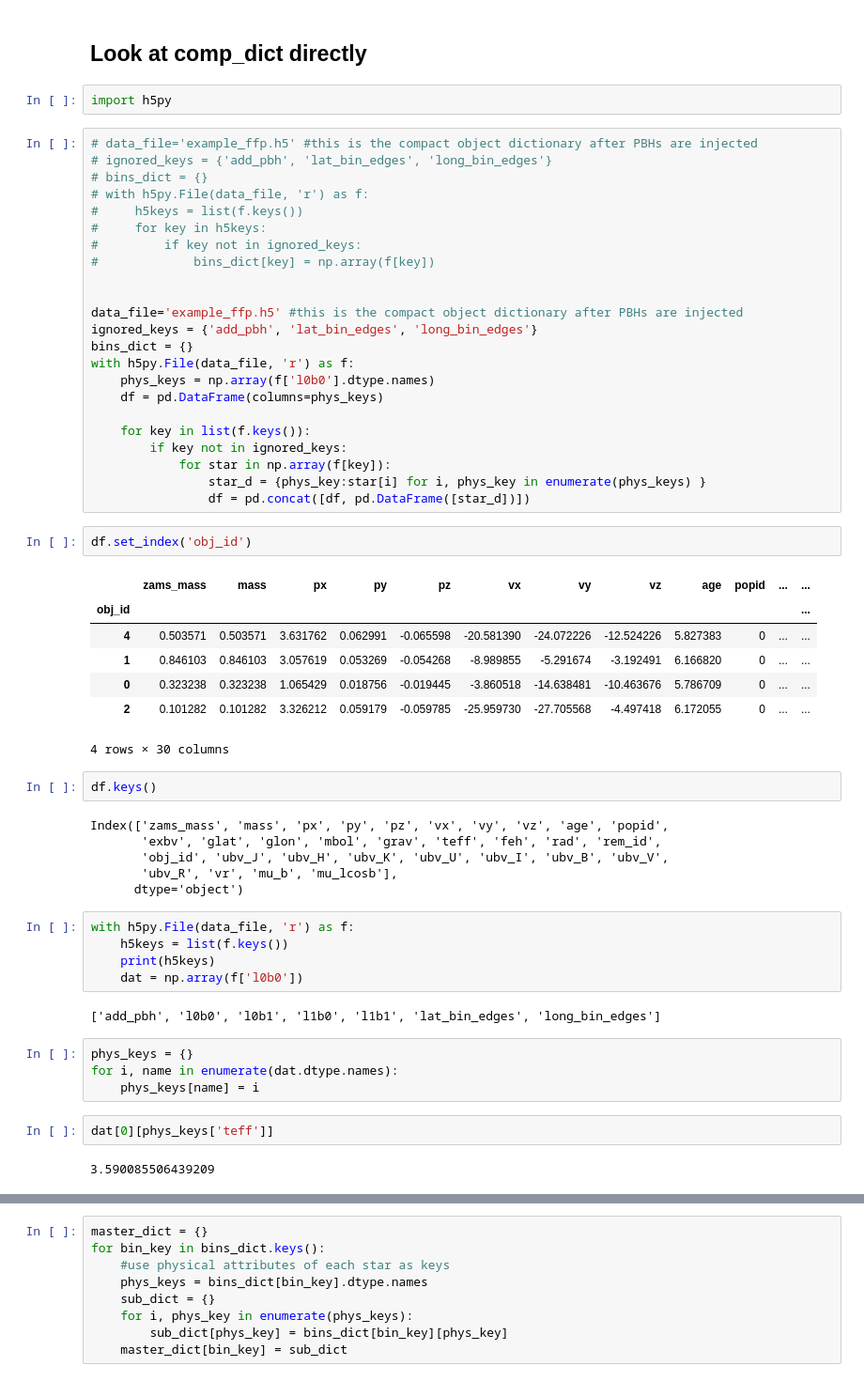
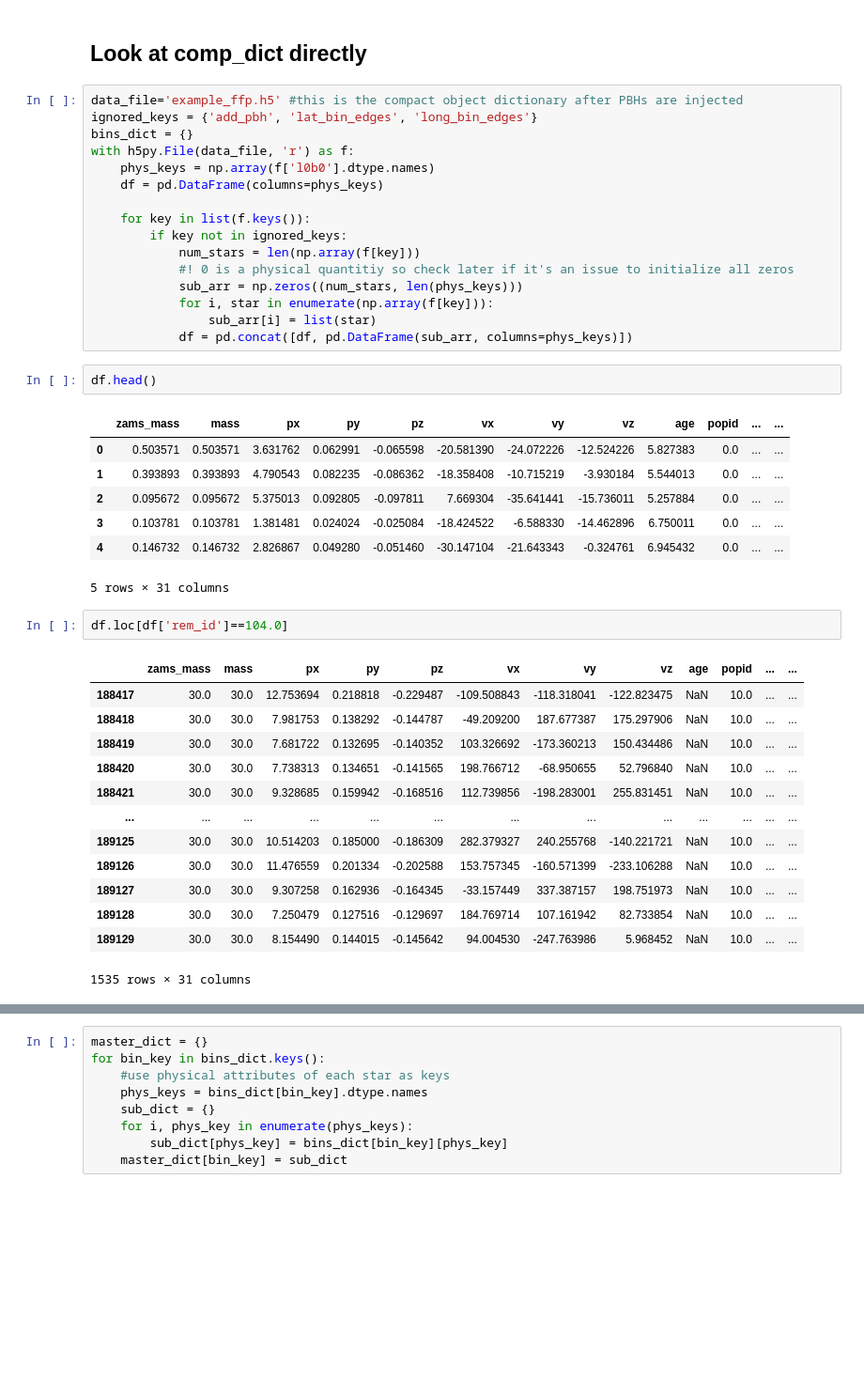
Before and after one commit to NolanSmyth/PopSyCLE, a Jupyter notebook: docs/PopSyCLE_pbh_docker.ipynb, the cells around one changed output, grey strips where cells are left out. Shown at 94% size. Cells and saved outputs as stored; diff of their text form; blank space fills up the shorter version.

Commit message:
Added comp_dict df

```diff
--- a/docs/PopSyCLE_pbh_docker.ipynb
+++ b/docs/PopSyCLE_pbh_docker.ipynb
@@ -232,19 +233,7 @@ plt.show()
 [figure]
 # %% [markdown]
 ## Look at comp_dict directly
-# %%
-import h5py
 # %%
-# data_file='example_ffp.h5' #this is the compact object dictionary after PBHs are injected
-# ignored_keys = {'add_pbh', 'lat_bin_edges', 'long_bin_edges'}
-# bins_dict = {}
-# with h5py.File(data_file, 'r') as f:
-#     h5keys = list(f.keys())
-#     for key in h5keys:
-#         if key not in ignored_keys:
-#             bins_dict[key] = np.array(f[key])
-
-
 data_file='example_ffp.h5' #this is the compact object dictionary after PBHs are injected
 ignored_keys = {'add_pbh', 'lat_bin_edges', 'long_bin_edges'}
 bins_dict = {}
@@ -254,39 +243,35 @@ with h5py.File(data_file, 'r') as f:
 
     for key in list(f.keys()):
         if key not in ignored_keys:
-            for star in np.array(f[key]):
-                star_d = {phys_key:star[i] for i, phys_key in enumerate(phys_keys) }
-                df = pd.concat([df, pd.DataFrame([star_d])])
+            num_stars = len(np.array(f[key]))
+            #! 0 is a physical quantitiy so check later if it's an issue to initialize all zeros
+            sub_arr = np.zeros((num_stars, len(phys_keys)))
+            for i, star in enumerate(np.array(f[key])):
+                sub_arr[i] = list(star)
+            df = pd.concat([df, pd.DataFrame(sub_arr, columns=phys_keys)])
-# %%
-df.set_index('obj_id')
-# %% [output]
-|  | zams_mass | mass | px | py | pz | vx | vy | vz | age | popid | ... | ... |
-| obj_id |  |  |  |  |  |  |  |  |  |  |  | ... |
-| 4 | 0.503571 | 0.503571 | 3.631762 | 0.062991 | -0.065598 | -20.581390 | -24.072226 | -12.524226 | 5.827383 | 0 | ... | ... |
-| 1 | 0.846103 | 0.846103 | 3.057619 | 0.053269 | -0.054268 | -8.989855 | -5.291674 | -3.192491 | 6.166820 | 0 | ... | ... |
-| 0 | 0.323238 | 0.323238 | 1.065429 | 0.018756 | -0.019445 | -3.860518 | -14.638481 | -10.463676 | 5.786709 | 0 | ... | ... |
-| 2 | 0.101282 | 0.101282 | 3.326212 | 0.059179 | -0.059785 | -25.959730 | -27.705568 | -4.497418 | 6.172055 | 0 | ... | ... |
-4 rows × 30 columns
 # %%
-df.keys()
+df.head()
 # %% [output]
+|  | zams_mass | mass | px | py | pz | vx | vy | vz | age | popid | ... | ... |
+| 0 | 0.503571 | 0.503571 | 3.631762 | 0.062991 | -0.065598 | -20.581390 | -24.072226 | -12.524226 | 5.827383 | 0.0 | ... | ... |
+| 1 | 0.393893 | 0.393893 | 4.790543 | 0.082235 | -0.086362 | -18.358408 | -10.715219 | -3.930184 | 5.544013 | 0.0 | ... | ... |
+| 2 | 0.095672 | 0.095672 | 5.375013 | 0.092805 | -0.097811 | 7.669304 | -35.641441 | -15.736011 | 5.257884 | 0.0 | ... | ... |
+| 3 | 0.103781 | 0.103781 | 1.381481 | 0.024024 | -0.025084 | -18.424522 | -6.588330 | -14.462896 | 6.750011 | 0.0 | ... | ... |
+| 4 | 0.146732 | 0.146732 | 2.826867 | 0.049280 | -0.051460 | -30.147104 | -21.643343 | -0.324761 | 6.945432 | 0.0 | ... | ... |
-Index(['zams_mass', 'mass', 'px', 'py', 'pz', 'vx', 'vy', 'vz', 'age', 'popid',
-       'exbv', 'glat', 'glon', 'mbol', 'grav', 'teff', 'feh', 'rad', 'rem_id',
-       'obj_id', 'ubv_J', 'ubv_H', 'ubv_K', 'ubv_U', 'ubv_I', 'ubv_B', 'ubv_V',
-       'ubv_R', 'vr', 'mu_b', 'mu_lcosb'],
-      dtype='object')
+5 rows × 31 columns
-# %%
-with h5py.File(data_file, 'r') as f:
-    h5keys = list(f.keys())
-    print(h5keys)
-    dat = np.array(f['l0b0'])
-# %% [output]
-['add_pbh', 'l0b0', 'l0b1', 'l1b0', 'l1b1', 'lat_bin_edges', 'long_bin_edges']
-# %%
-phys_keys = {}
-for i, name in enumerate(dat.dtype.names):
-    phys_keys[name] = i
-# %%
-dat[0][phys_keys['teff']]
-# %% [output]
-3.590085506439209
+# %%
+df.loc[df['rem_id']==104.0]
+# %% [output]
+|  | zams_mass | mass | px | py | pz | vx | vy | vz | age | popid | ... | ... |
+| 188417 | 30.0 | 30.0 | 12.753694 | 0.218818 | -0.229487 | -109.508843 | -118.318041 | -122.823475 | NaN | 10.0 | ... | ... |
+| 188418 | 30.0 | 30.0 | 7.981753 | 0.138292 | -0.144787 | -49.209200 | 187.677387 | 175.297906 | NaN | 10.0 | ... | ... |
+| 188419 | 30.0 | 30.0 | 7.681722 | 0.132695 | -0.140352 | 103.326692 | -173.360213 | 150.434486 | NaN | 10.0 | ... | ... |
+| 188420 | 30.0 | 30.0 | 7.738313 | 0.134651 | -0.141565 | 198.766712 | -68.950655 | 52.796840 | NaN | 10.0 | ... | ... |
+| 188421 | 30.0 | 30.0 | 9.328685 | 0.159942 | -0.168516 | 112.739856 | -198.283001 | 255.831451 | NaN | 10.0 | ... | ... |
+| ... | ... | ... | ... | ... | ... | ... | ... | ... | ... | ... | ... | ... |
+| 189125 | 30.0 | 30.0 | 10.514203 | 0.185000 | -0.186309 | 282.379327 | 240.255768 | -140.221721 | NaN | 10.0 | ... | ... |
+| 189126 | 30.0 | 30.0 | 11.476559 | 0.201334 | -0.202588 | 153.757345 | -160.571399 | -233.106288 | NaN | 10.0 | ... | ... |
+| 189127 | 30.0 | 30.0 | 9.307258 | 0.162936 | -0.164345 | -33.157449 | 337.387157 | 198.751973 | NaN | 10.0 | ... | ... |
+| 189128 | 30.0 | 30.0 | 7.250479 | 0.127516 | -0.129697 | 184.769714 | 107.161942 | 82.733854 | NaN | 10.0 | ... | ... |
+| 189129 | 30.0 | 30.0 | 8.154490 | 0.144015 | -0.145642 | 94.004530 | -247.763986 | 5.968452 | NaN | 10.0 | ... | ... |
+1535 rows × 31 columns
```
Also changed, not shown: parts of 4 cells of this notebook.
